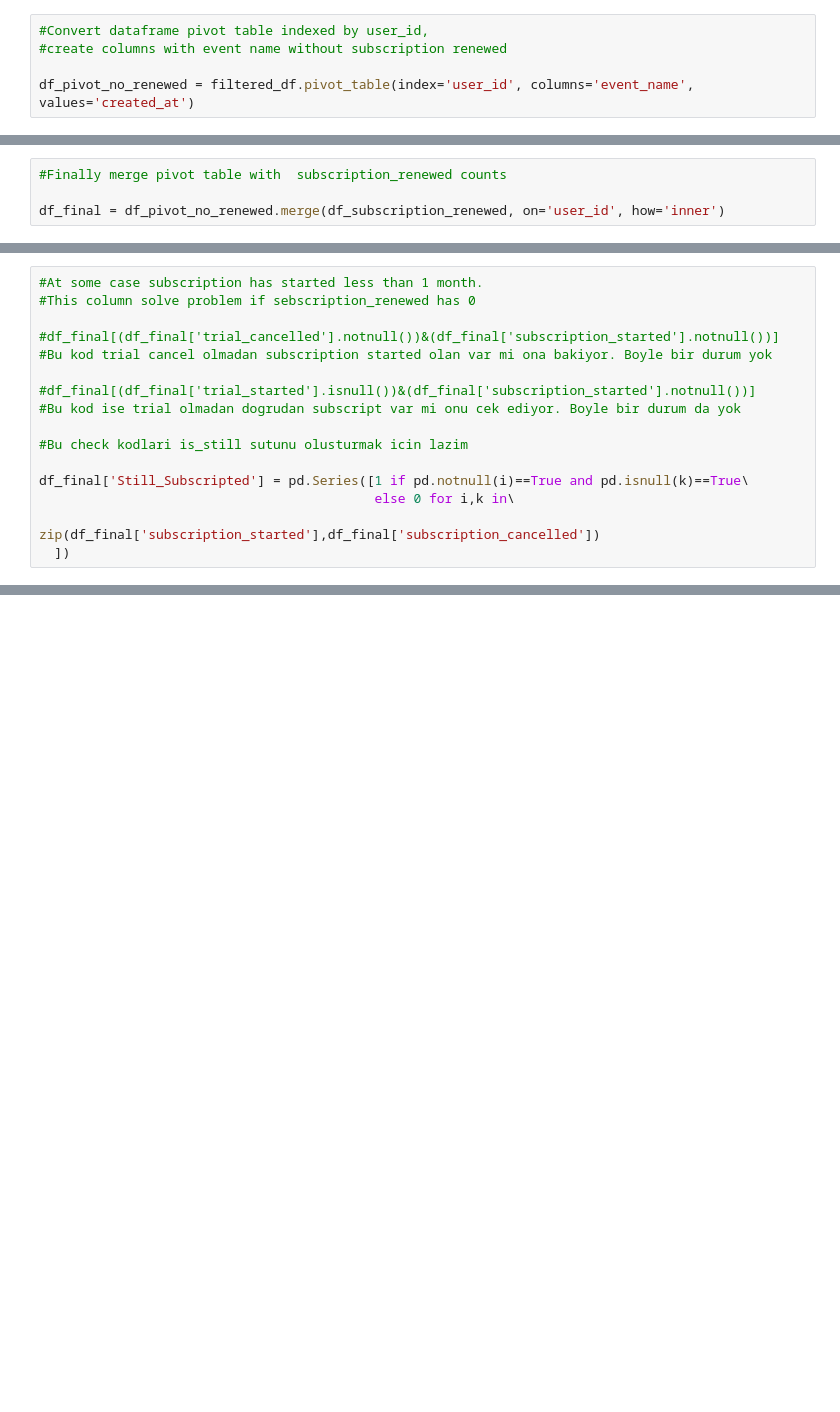
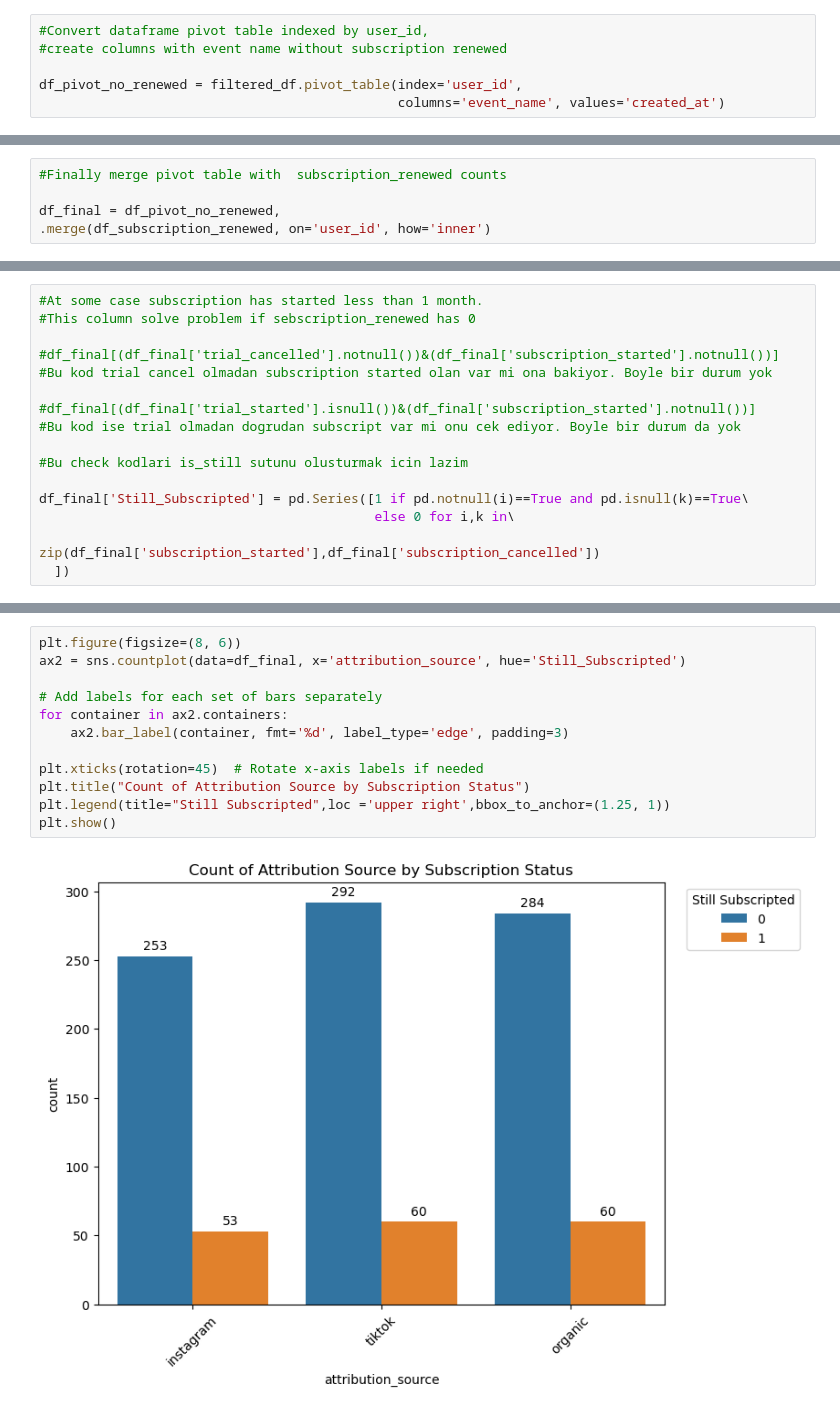
Before and after one commit to euphratesk/cornP, a Jupyter notebook: Inferential Analytics(+ETL&Feature Engineering).ipynb, the cells around one changed output, grey strips where cells are left out. Drawn from its saved outputs; the diff is of its cells as text; blank space fills up the shorter version.

```diff
--- a/Inferential Analytics(+ETL&Feature Engineering).ipynb
+++ b/Inferential Analytics(+ETL&Feature Engineering).ipynb
@@ -95,7 +95,8 @@ Name: event_name, dtype: int64
 #Convert dataframe pivot table indexed by user_id,
 #create columns with event name without subscription renewed
 
-df_pivot_no_renewed = filtered_df.pivot_table(index='user_id', columns='event_name', values='created_at')
+df_pivot_no_renewed = filtered_df.pivot_table(index='user_id',
+                                              columns='event_name', values='created_at')
 # %%
 df_pivot_no_renewed = df_pivot_no_renewed.reset_index()
 # %%
@@ -119,7 +120,8 @@ df_pivot_no_renewed
 # %%
 #Finally merge pivot table with  subscription_renewed counts
 
-df_final = df_pivot_no_renewed.merge(df_subscription_renewed, on='user_id', how='inner')
+df_final = df_pivot_no_renewed,
+.merge(df_subscription_renewed, on='user_id', how='inner')
 # %%
 df_final
 # %% [output]
@@ -357,0 +462,14 @@ df_final
+# %%
+plt.figure(figsize=(8, 6))
+ax2 = sns.countplot(data=df_final, x='attribution_source', hue='Still_Subscripted')
+
+# Add labels for each set of bars separately
+for container in ax2.containers:
+    ax2.bar_label(container, fmt='%d', label_type='edge', padding=3)
+
+plt.xticks(rotation=45)  # Rotate x-axis labels if needed
+plt.title("Count of Attribution Source by Subscription Status")
+plt.legend(title="Still Subscripted",loc ='upper right',bbox_to_anchor=(1.25, 1))
+plt.show()
+# %% [output]
+[figure, added]
```
Also changed, not shown: parts of 21 cells of this notebook, 1 other file.
